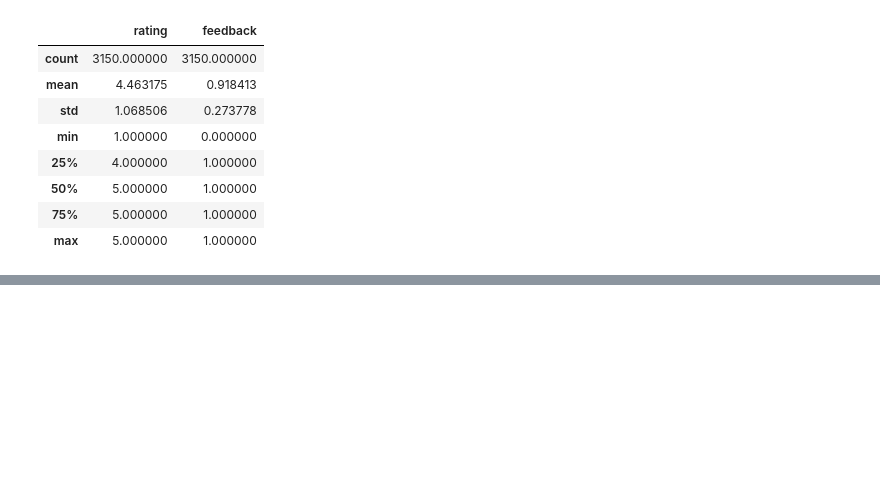
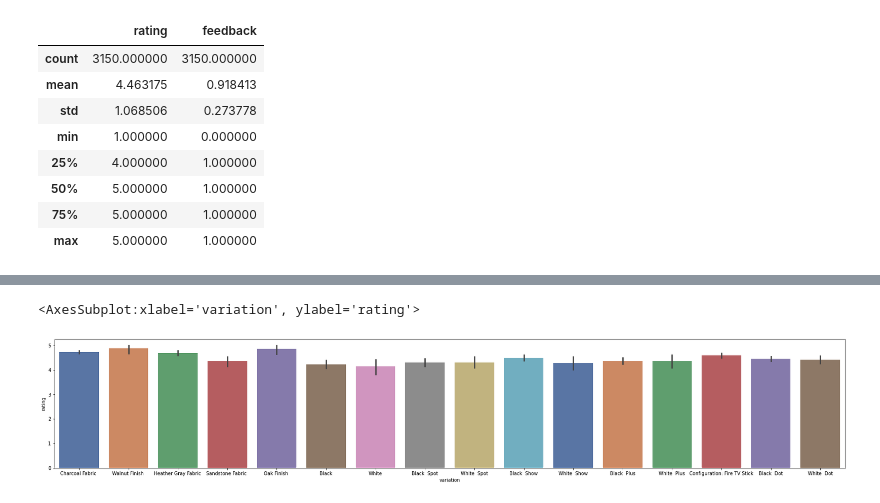
Before and after one commit to AFOL-Dave/AlexaReviewAnalysis, a Jupyter notebook: Amazon Alexa Review Analysis.ipynb, the cells around one changed output, grey strips where cells are left out. Saved outputs shown, nothing was run; the diff lists cells and outputs as text; code cells hidden in the pictures; blank space fills up the shorter version.

```diff
--- a/Amazon Alexa Review Analysis.ipynb
+++ b/Amazon Alexa Review Analysis.ipynb
@@ -52,0 +109,6 @@ alexa_data.describe()
+# %%
+plt.figure(figsize = (30, 5))
+sns.barplot(x = 'variation', y = 'rating', data = alexa_data, palette = 'deep')
+# %% [output]
+<AxesSubplot:xlabel='variation', ylabel='rating'>
+[figure, added]
```
Also changed, not shown: parts of 11 cells of this notebook, 1 other file.
